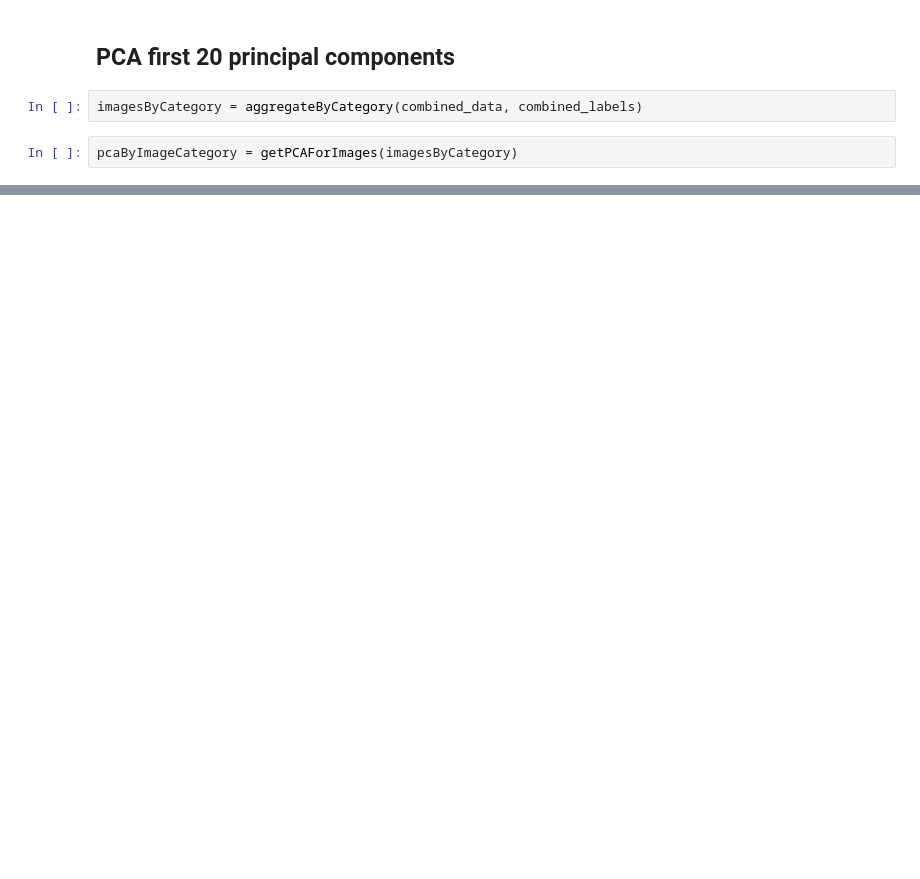
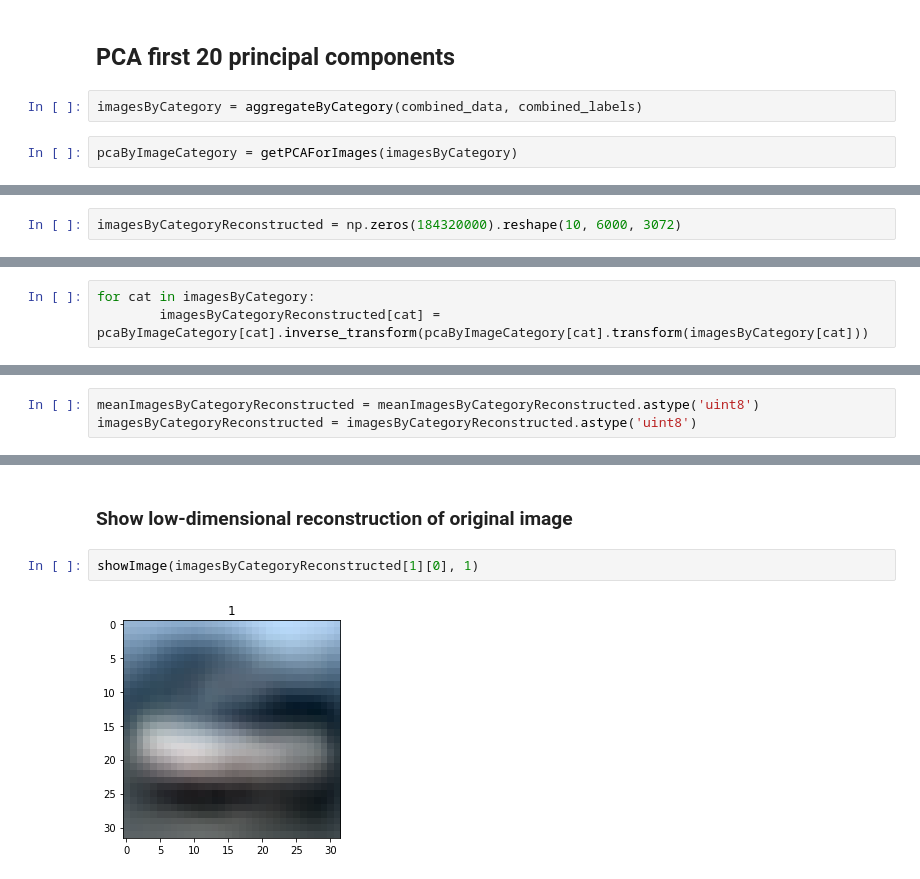
Before and after one commit to edgar971/cs-498-advanced-machine-learning, a Jupyter notebook: assignments/4-more-principal-component-analysis/assignment.ipynb, the cells around one changed output, grey strips where cells are left out. Saved outputs shown, nothing was run; the diff lists cells and outputs as text; blank space fills up the shorter version.

```diff
--- a/assignments/4-more-principal-component-analysis/assignment.ipynb
+++ b/assignments/4-more-principal-component-analysis/assignment.ipynb
@@ -89,0 +90,2 @@ pcaByImageCategory = getPCAForImages(imagesByCategory)
+# %%
+imagesByCategoryReconstructed = np.zeros(184320000).reshape(10, 6000, 3072)
@@ -89,0 +94,3 @@ pcaByImageCategory = getPCAForImages(imagesByCategory)
+# %%
+for cat in imagesByCategory:
+        imagesByCategoryReconstructed[cat] = pcaByImageCategory[cat].inverse_transform(pcaByImageCategory[cat].transform(imagesByCategory[cat]))
@@ -89,0 +100,3 @@ pcaByImageCategory = getPCAForImages(imagesByCategory)
+# %%
+meanImagesByCategoryReconstructed = meanImagesByCategoryReconstructed.astype('uint8')
+imagesByCategoryReconstructed = imagesByCategoryReconstructed.astype('uint8')
@@ -89,0 +109,6 @@ pcaByImageCategory = getPCAForImages(imagesByCategory)
+# %% [markdown]
+### Show low-dimensional reconstruction of original image
+# %%
+showImage(imagesByCategoryReconstructed[1][0], 1)
+# %% [output]
+[figure, added]
```
Also changed, not shown: parts of 23 cells of this notebook.
